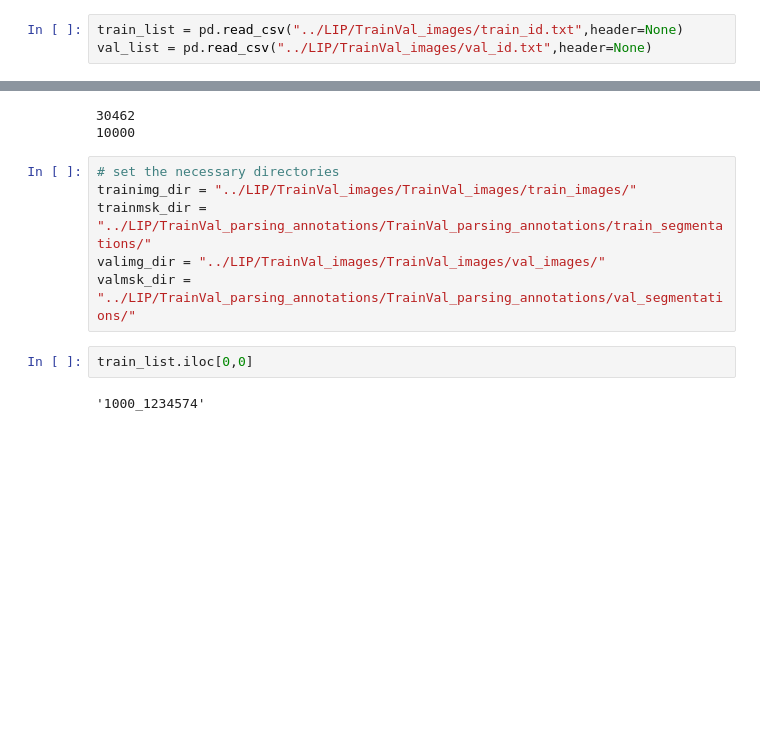
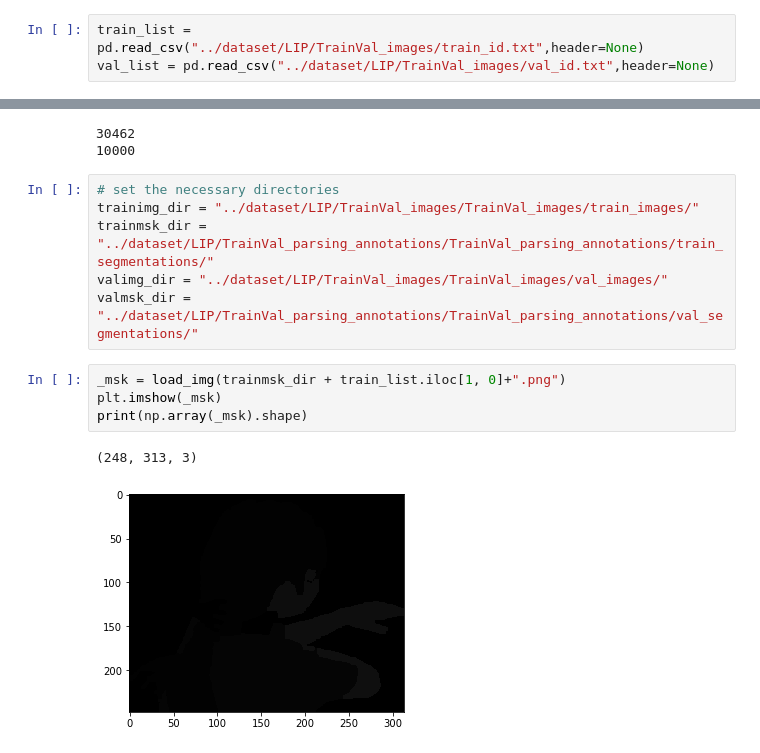
Before and after one commit to ykamikawa/tf-keras-SegNet, a Jupyter notebook: LIP.ipynb, the cells around one changed output, grey strips where cells are left out. Drawn from its saved outputs; the diff is of its cells as text; blank space fills up the shorter version.

```diff
--- a/LIP.ipynb
+++ b/LIP.ipynb
@@ -25,8 +26,8 @@ from Mylayers import MaxPoolingWithArgmax2D, MaxUnpooling2D
 # %% [output]
 Using TensorFlow backend.
 # %%
-train_list = pd.read_csv("../LIP/TrainVal_images/train_id.txt",header=None)
-val_list = pd.read_csv("../LIP/TrainVal_images/val_id.txt",header=None)
+train_list = pd.read_csv("../dataset/LIP/TrainVal_images/train_id.txt",header=None)
+val_list = pd.read_csv("../dataset/LIP/TrainVal_images/val_id.txt",header=None)
 # %%
 print(len(train_list))
 print(len(val_list))
@@ -35,13 +36,16 @@ print(len(val_list))
 10000
 # %%
 # set the necessary directories
-trainimg_dir = "../LIP/TrainVal_images/TrainVal_images/train_images/"
-trainmsk_dir = "../LIP/TrainVal_parsing_annotations/TrainVal_parsing_annotations/train_segmentations/"
-valimg_dir = "../LIP/TrainVal_images/TrainVal_images/val_images/"
-valmsk_dir = "../LIP/TrainVal_parsing_annotations/TrainVal_parsing_annotations/val_segmentations/"
+trainimg_dir = "../dataset/LIP/TrainVal_images/TrainVal_images/train_images/"
+trainmsk_dir = "../dataset/LIP/TrainVal_parsing_annotations/TrainVal_parsing_annotations/train_segmentations/"
+valimg_dir = "../dataset/LIP/TrainVal_images/TrainVal_images/val_images/"
+valmsk_dir = "../dataset/LIP/TrainVal_parsing_annotations/TrainVal_parsing_annotations/val_segmentations/"
-# %%
-train_list.iloc[0,0]
-# %% [output]
-'1000_1234574'
+# %%
+_msk = load_img(trainmsk_dir + train_list.iloc[1, 0]+".png")
+plt.imshow(_msk)
+print(np.array(_msk).shape)
+# %% [output]
+(248, 313, 3)
+[figure, added]
 # %%
 # utility function to convert greyscale images to rgb
```
Also changed, not shown: parts of 21 cells of this notebook, 2 other files.
